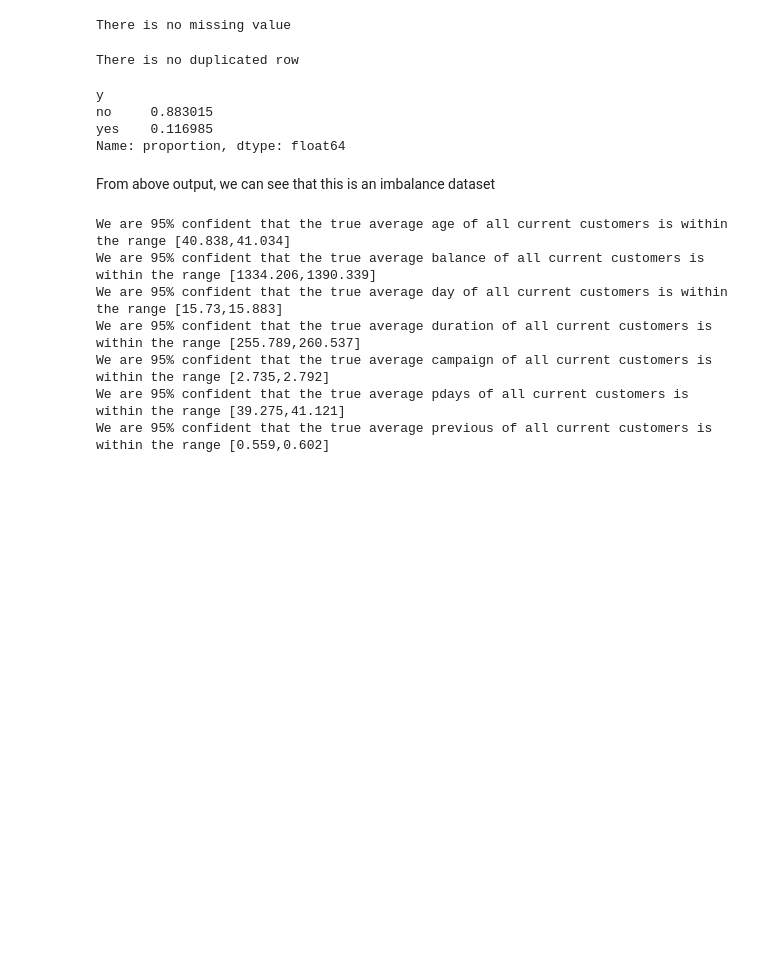
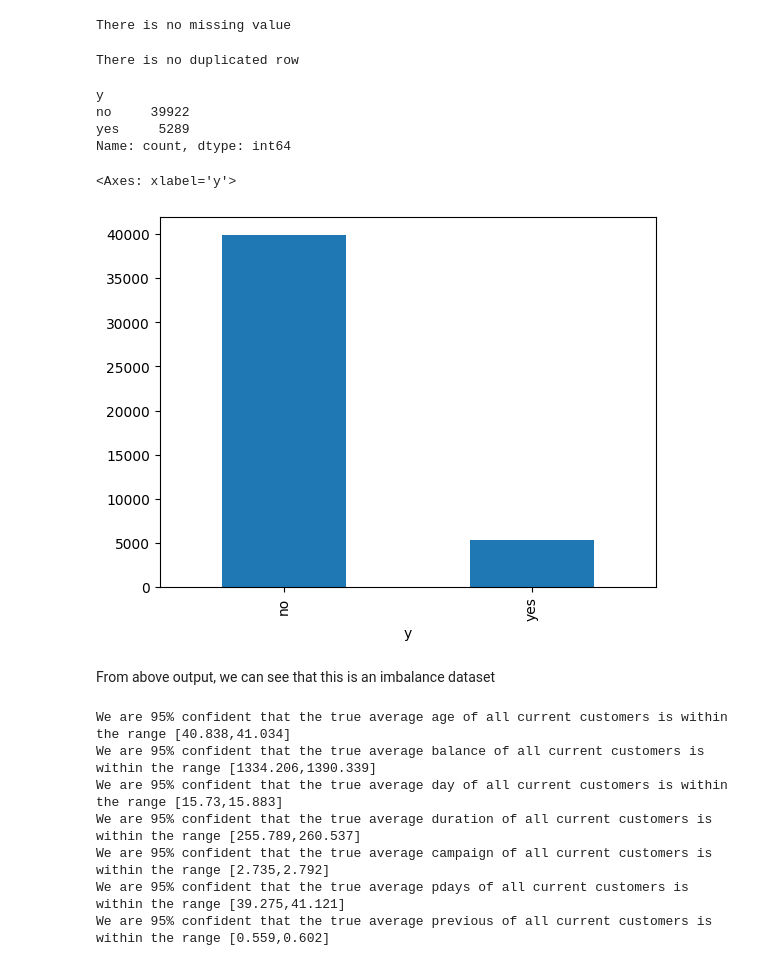
Before and after one commit to vannguyendanang/bank_marketing_campaign, a Jupyter notebook: Bank_TermDeposit.ipynb, the cells around one changed output. Drawn from its saved outputs; the diff is of its cells as text; code cells hidden in the pictures; blank space fills up the shorter version.

```diff
--- a/Bank_TermDeposit.ipynb
+++ b/Bank_TermDeposit.ipynb
@@ -61,13 +75,19 @@ else:
 There is no duplicated row
 # %%
 # Check if the dataset is imbalance at the target column
-target_count = df['y'].value_counts(normalize=True)
+# target_count = df['y'].value_counts(normalize=True)
+target_count = df['y'].value_counts()
 target_count
 # %% [output]
 y
-no     0.883015
-yes    0.116985
-Name: proportion, dtype: float64
+no     39922
+yes     5289
+Name: count, dtype: int64
+# %%
+df['y'].value_counts().plot(kind='bar')
+# %% [output]
+<Axes: xlabel='y'>
+[figure, added]
 # %% [markdown]
 From above output, we can see that this is an imbalance dataset
 # %%
```
Also changed, not shown: parts of 56 cells of this notebook, 1 other file.
